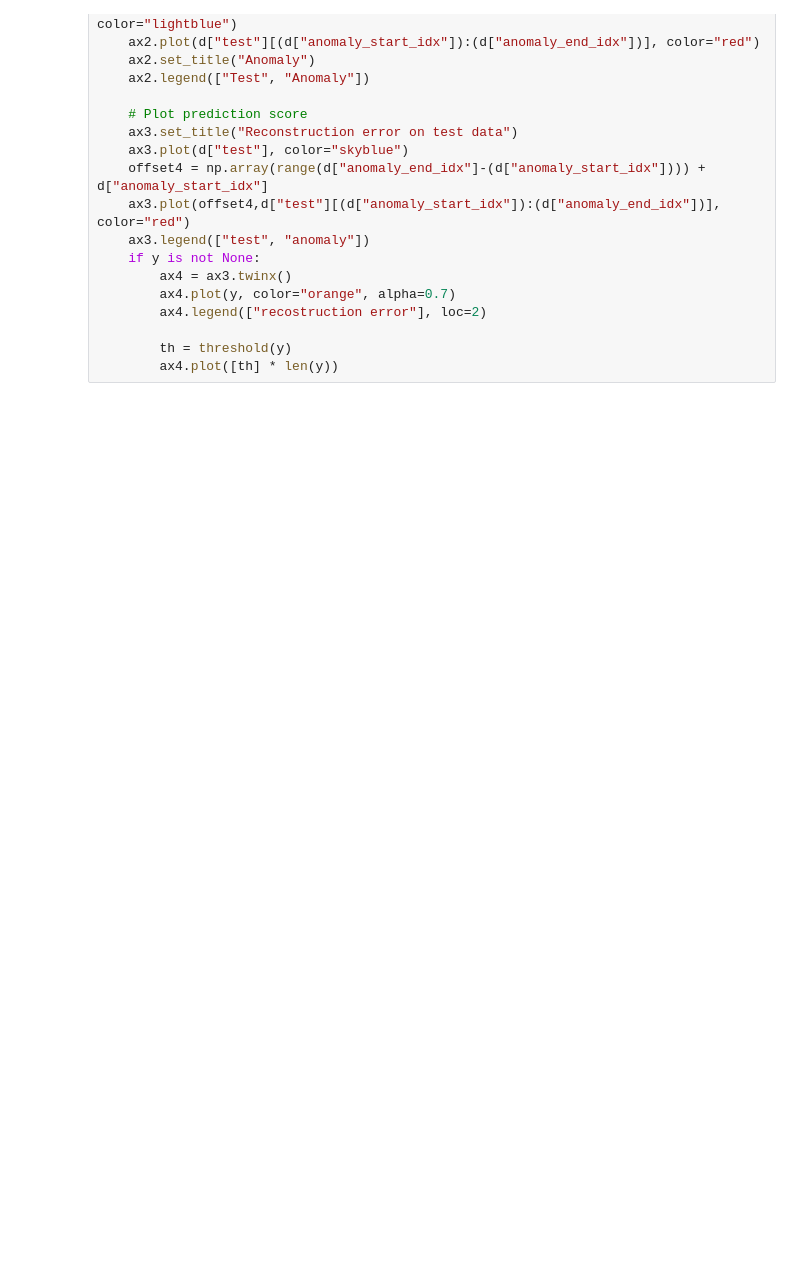
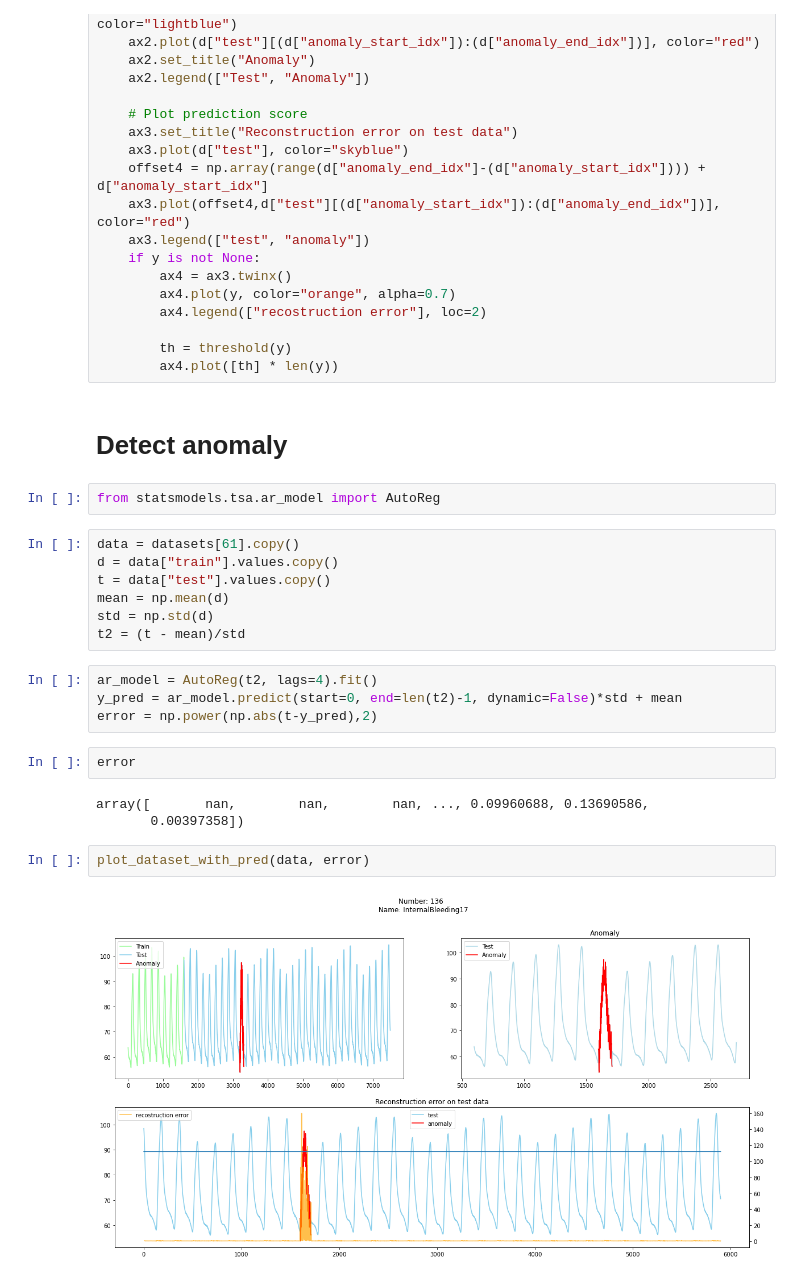
Before and after one commit to finloop/ucr-dataset-anomaly-detection, a Jupyter notebook: notebooks/AR_model.ipynb, the cells around one changed output. Saved outputs shown, nothing was run; the diff lists cells and outputs as text; blank space fills up the shorter version.

Commit message:
Add prediction for dataset 136

```diff
--- a/notebooks/AR_model.ipynb
+++ b/notebooks/AR_model.ipynb
@@ -121,3 +121,27 @@ def plot_dataset_with_pred(dataset,y=None, figsize=(20,10)):
 
         th = threshold(y)
         ax4.plot([th] * len(y))
+# %% [markdown]
+# Detect anomaly
+# %%
+from statsmodels.tsa.ar_model import AutoReg
+# %%
+data = datasets[61].copy()
+d = data["train"].values.copy()
+t = data["test"].values.copy()
+mean = np.mean(d)
+std = np.std(d)
+t2 = (t - mean)/std
+# %%
+ar_model = AutoReg(t2, lags=4).fit()
+y_pred = ar_model.predict(start=0, end=len(t2)-1, dynamic=False)*std + mean
+error = np.power(np.abs(t-y_pred),2)
+# %%
+error
+# %% [output]
+array([       nan,        nan,        nan, ..., 0.09960688, 0.13690586,
+       0.00397358])
+# %%
+plot_dataset_with_pred(data, error)
+# %% [output]
+[figure, added]
```
Also changed, not shown: parts of 3 cells of this notebook.
